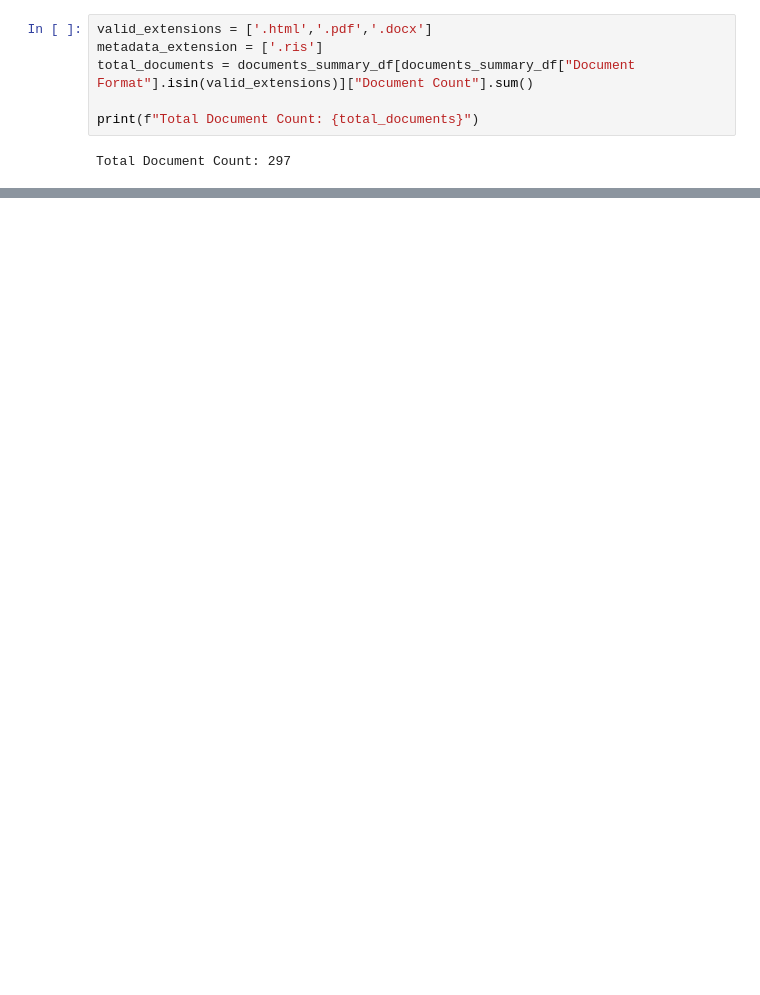
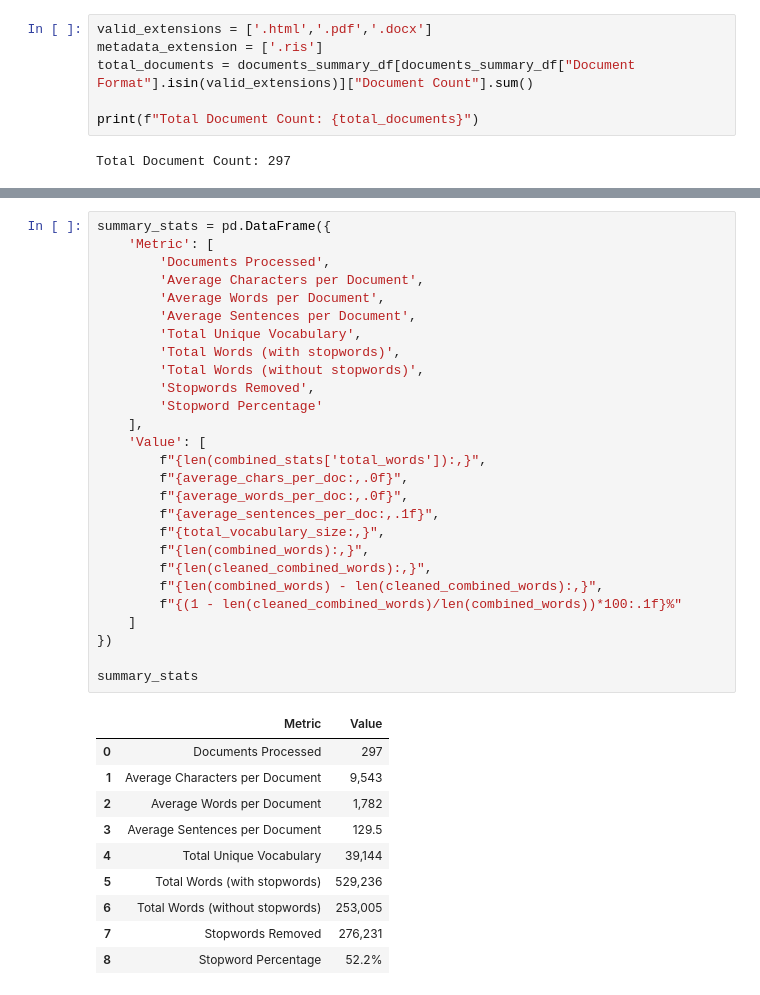
Before and after one commit to hakeematyab/Queryable-Shared-Reference-Repository, a Jupyter notebook: notebooks/EDA_9_30.ipynb, the cells around one changed output, grey strips where cells are left out. Drawn from its saved outputs; the diff is of its cells as text; blank space fills up the shorter version.

```diff
--- a/notebooks/EDA_9_30.ipynb
+++ b/notebooks/EDA_9_30.ipynb
@@ -38,0 +346,38 @@ Total Document Count: 297
+# %%
+summary_stats = pd.DataFrame({
+    'Metric': [
+        'Documents Processed',
+        'Average Characters per Document',
+        'Average Words per Document',
+        'Average Sentences per Document',
+        'Total Unique Vocabulary',
+        'Total Words (with stopwords)',
+        'Total Words (without stopwords)',
+        'Stopwords Removed',
+        'Stopword Percentage'
+    ],
+    'Value': [
+        f"{len(combined_stats['total_words']):,}",
+        f"{average_chars_per_doc:,.0f}",
+        f"{average_words_per_doc:,.0f}",
+        f"{average_sentences_per_doc:,.1f}",
+        f"{total_vocabulary_size:,}",
+        f"{len(combined_words):,}",
+        f"{len(cleaned_combined_words):,}",
+        f"{len(combined_words) - len(cleaned_combined_words):,}",
+        f"{(1 - len(cleaned_combined_words)/len(combined_words))*100:.1f}%"
+    ]
+})
+
+summary_stats
+# %% [output]
+|  | Metric | Value |
+| 0 | Documents Processed | 297 |
+| 1 | Average Characters per Document | 9,543 |
+| 2 | Average Words per Document | 1,782 |
+| 3 | Average Sentences per Document | 129.5 |
+| 4 | Total Unique Vocabulary | 39,144 |
+| 5 | Total Words (with stopwords) | 529,236 |
+| 6 | Total Words (without stopwords) | 253,005 |
+| 7 | Stopwords Removed | 276,231 |
+| 8 | Stopword Percentage | 52.2% |
```
Also changed, not shown: parts of 23 cells of this notebook, 1 other file.
